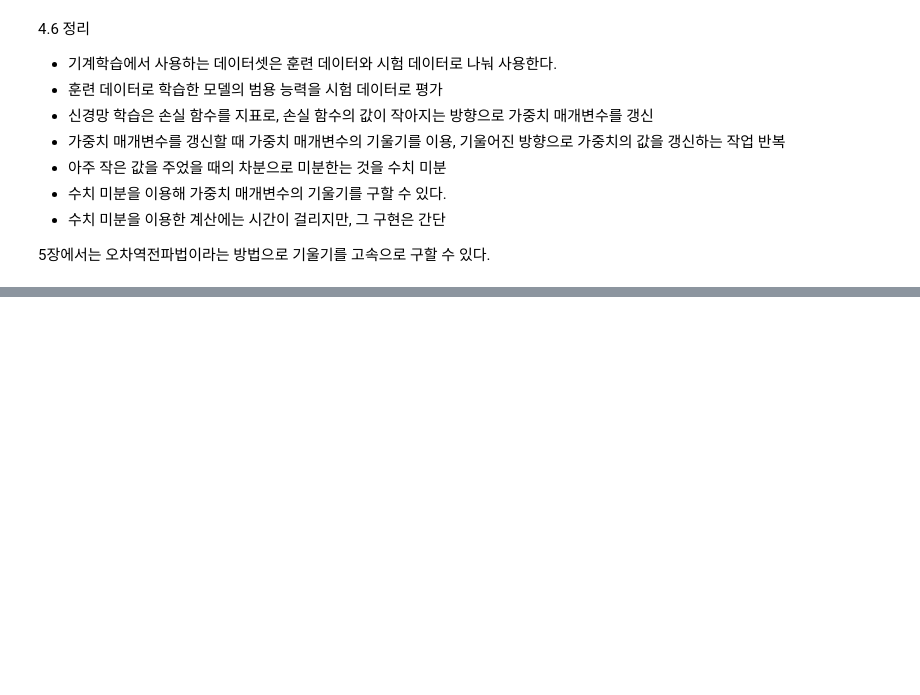
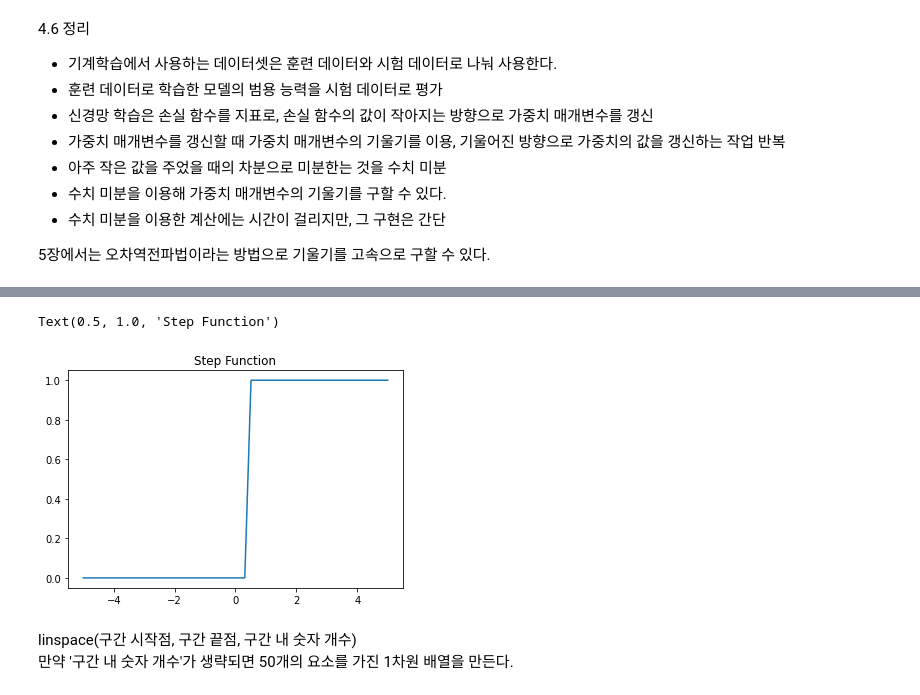
Before and after one commit to Altaaaaaaa/deep-learning-from-cosmic, a Jupyter notebook: mc/chapter4/chapter4_mc.ipynb, the cells around one changed output, grey strips where cells are left out. Cells and saved outputs as stored; diff of their text form; code cells hidden in the pictures; blank space fills up the shorter version.

```diff
--- a/mc/chapter4/chapter4_mc.ipynb
+++ b/mc/chapter4/chapter4_mc.ipynb
@@ -602,0 +611,17 @@ train acc, test acc | 0.11236666666666667, 0.1135
+# %%
+import numpy as np
+import matplotlib.pyplot as plt
+
+def step_function(x, threshold = 0):
+    return np.where(x<=threshold, 0, 1)
+
+x=np.linspace(-5, 5)
+y = step_function(x, threshold=0.5)
+plt.plot(x,y)
+plt.title("Step Function")
+# %% [output]
+Text(0.5, 1.0, 'Step Function')
+[figure, added]
+# %% [markdown]
+linspace(구간 시작점, 구간 끝점, 구간 내 숫자 개수)
+만약 '구간 내 숫자 개수'가 생략되면 50개의 요소를 가진 1차원 배열을 만든다.
```
Also changed, not shown: parts of 21 cells of this notebook.
